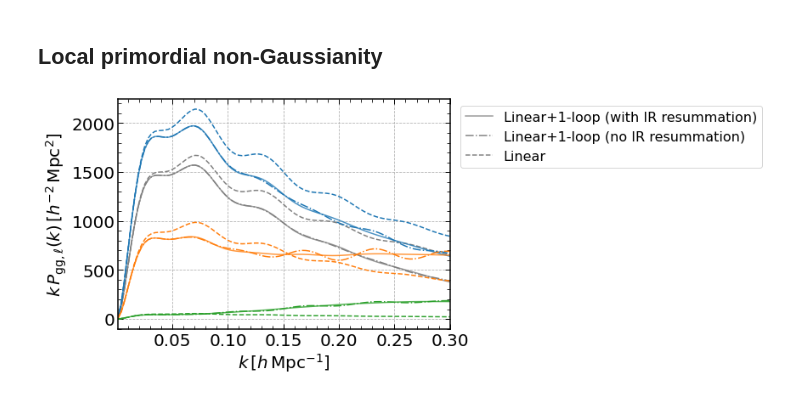
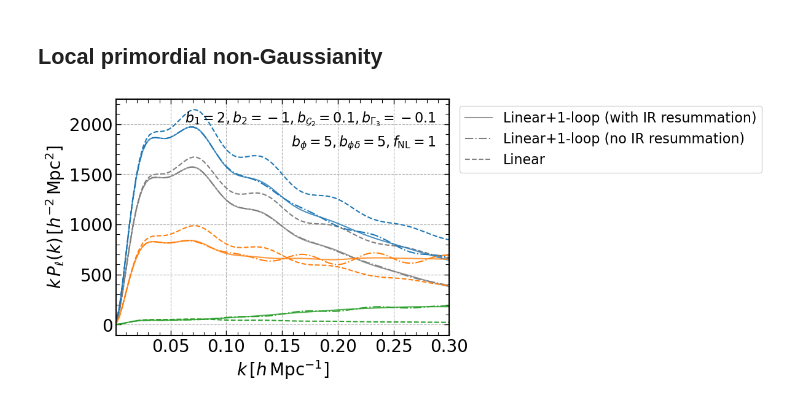
Before and after one commit to archaeo-pteryx/elf, a Jupyter notebook: example/power_1loop.ipynb, the cells around one changed output. Drawn from its saved outputs; the diff is of its cells as text; code cells hidden in the pictures.

```diff
--- a/example/power_1loop.ipynb
+++ b/example/power_1loop.ipynb
@@ -179,35 +179,41 @@ fig = plt.figure(figsize=(7,5))
 color = plt.rcParams['axes.prop_cycle'].by_key()['color']
 ax = fig.add_subplot()
 
 k = np.linspace(1e-3,0.3,100)
 
 # real space
 pk_tree = pt.get_pk_gg_lin(k)
 pk_noirres = pt.get_pk_gg(k, irres=False)
 pk_irres = pt.get_pk_gg(k, irres=True)
 ax.plot(k, k * pk_irres, ls='-', c='gray', alpha=0.8, label=r'Linear+1-loop (with IR resummation)')
 ax.plot(k, k * pk_noirres, ls='-.', c='gray', label=r'Linear+1-loop (no IR resummation)')
 ax.plot(k, k * pk_tree, ls='--', c='gray', label=r'Linear')
 
 # redshift space multipoles
 for i, l in enumerate([0,2,4]):
     pl_tree = pt.get_pk_ell_gg_lin(l, k)
     pl_noirres = pt.get_pk_ell_gg(l, k, irres=False)
     pl_irres = pt.get_pk_ell_gg(l, k, irres=True)
     ax.plot(k, k * pl_irres, ls='-', c=color[i], alpha=0.8,)
     ax.plot(k, k * pl_noirres, ls='-.', c=color[i])
     ax.plot(k, k * pl_tree, ls='--', c=color[i])
 
+ax.text(0.96, 0.9, r'$b_1=%s, b_2=%s, b_{\mathcal{G}_2}=%s, b_{\Gamma_3}=%s$' % (bias['b1'], bias['b2'], bias['bG2'], bias['bGamma3']), fontsize=16, transform=ax.transAxes, ha='right')
+ax.text(0.96, 0.8, r'$b_{\phi}=%s, b_{\phi\delta}=%s, f_\mathrm{NL}=%s$' % (bias['bphi'], bias['bphid'], pt.f_nl), fontsize=16, transform=ax.transAxes, ha='right')
+
 axs = plt.gcf().get_axes()
 for ax in axs:
     plt.sca(ax)
     plt.xlabel(r'$k \, [h\,\mathrm{Mpc}^{-1}]$')
-    plt.ylabel(r'$k \, P_{\mathrm{gg},\ell}(k)\,[h^{-2}\,\mathrm{Mpc}^2]$')
+    # plt.ylabel(r'$k \, P_{\mathrm{gg},\ell}(k)\,[h^{-2}\,\mathrm{Mpc}^2]$')
+    plt.ylabel(r'$k \, P_{\ell}(k)\,[h^{-2}\,\mathrm{Mpc}^2]$')
     plt.xlim(k.min(), k.max())
     plt.legend(fontsize=16, bbox_to_anchor=(1.01, 1.0), loc='upper left')
     plt.grid(linestyle='--')
+
+plt.savefig('/Users/yosukekobayashi/calc/pt_calc/figs/pr_slide_power_1loop.png', bbox_inches='tight', pad_inches=0.1)
 # %% [output]
-[figure, old version]
+[figure, new version]
 # %%
 ## Plot local PNG contributions of P_ell(k)
 
```
Also changed, not shown: parts of 2 cells of this notebook.
